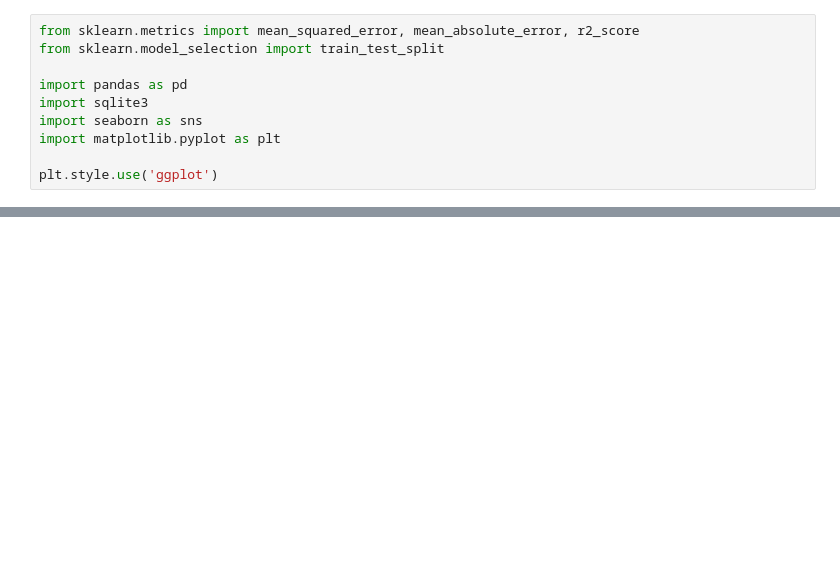
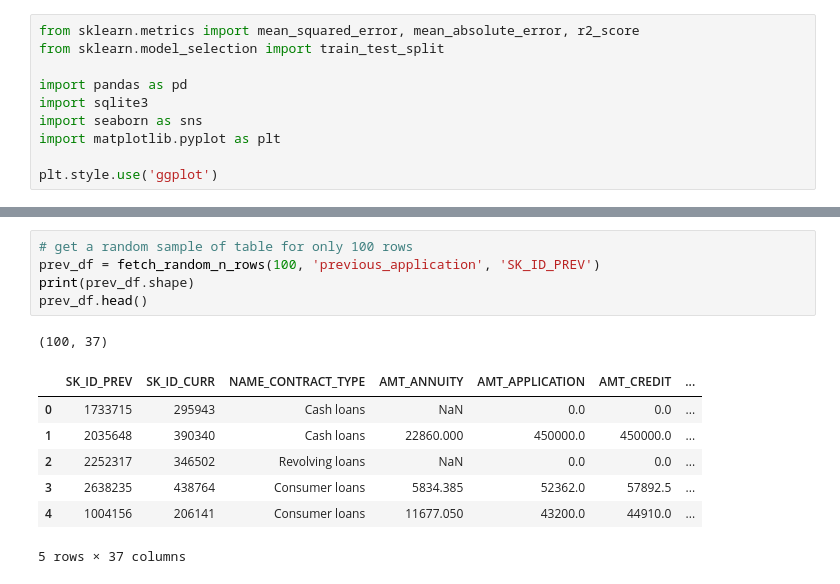
Before and after one commit to zeerafle/hci-scorecard-model, a Jupyter notebook: notebook.ipynb, the cells around one changed output, grey strips where cells are left out. Cells and saved outputs as stored; diff of their text form; blank space fills up the shorter version.

```diff
--- a/notebook.ipynb
+++ b/notebook.ipynb
@@ -46,0 +108,14 @@ MemoryError: Unable to allocate 1.87 GiB for an array with shape (16, 15687442)
+# %%
+# get a random sample of table for only 100 rows
+prev_df = fetch_random_n_rows(100, 'previous_application', 'SK_ID_PREV')
+print(prev_df.shape)
+prev_df.head()
+# %% [output]
+(100, 37)
+|  | SK_ID_PREV | SK_ID_CURR | NAME_CONTRACT_TYPE | AMT_ANNUITY | AMT_APPLICATION | AMT_CREDIT | ... |
+| 0 | 1733715 | 295943 | Cash loans | NaN | 0.0 | 0.0 | ... |
+| 1 | 2035648 | 390340 | Cash loans | 22860.000 | 450000.0 | 450000.0 | ... |
+| 2 | 2252317 | 346502 | Revolving loans | NaN | 0.0 | 0.0 | ... |
+| 3 | 2638235 | 438764 | Consumer loans | 5834.385 | 52362.0 | 57892.5 | ... |
+| 4 | 1004156 | 206141 | Consumer loans | 11677.050 | 43200.0 | 44910.0 | ... |
+5 rows × 37 columns
```
Also changed, not shown: parts of 13 cells of this notebook, 1 other file.
